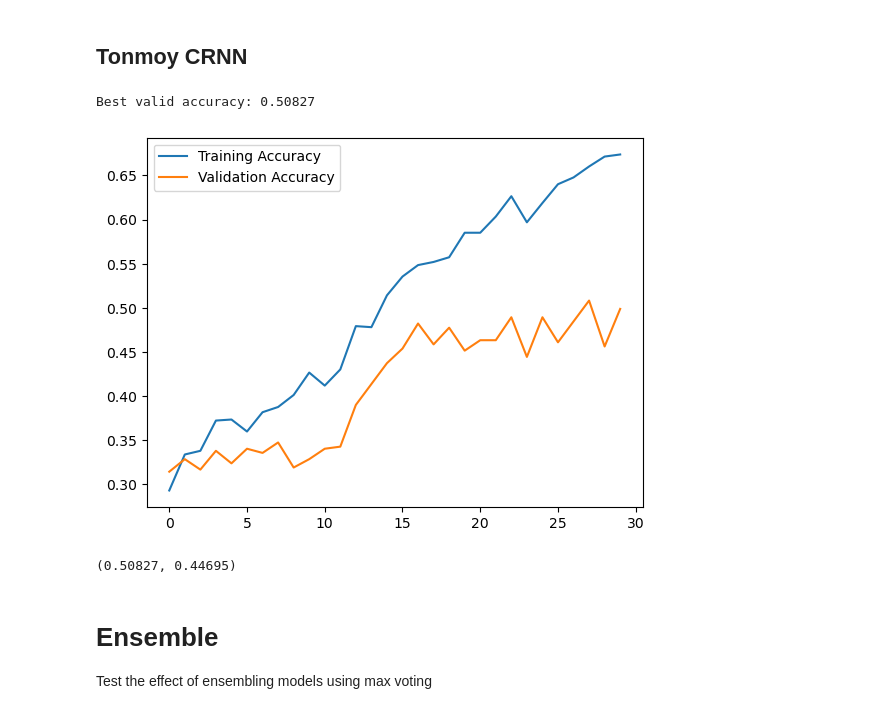
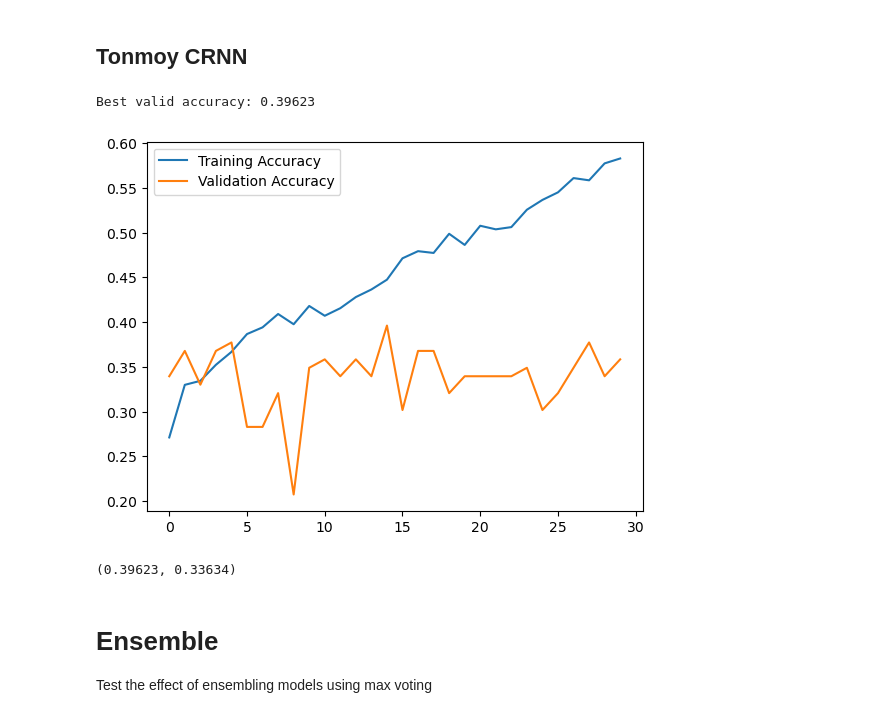
Before and after one commit to TurnerKaminski/ECE147-Final-Project, a Jupyter notebook: main.ipynb, the cells around one changed output. Drawn from its saved outputs; the diff is of its cells as text; code cells hidden in the pictures.

```diff
--- a/main.ipynb
+++ b/main.ipynb
@@ -352,20 +353,20 @@ Best valid accuracy: 0.2766
 # %%
 num_epochs=30
 
 tonmoy_all = HybridCNNLSTM().to(device)
-valid_acc, trains, valids = fit(tonmoy_all, X_train_valid, y_train_valid, device, epochs=num_epochs)
+valid_acc, trains, valids = fit(tonmoy_all, X_train_valid, y_train_valid, device, epochs=num_epochs, valid_size=.05)
 plt.figure()
 plt.plot(range(num_epochs), trains)
 plt.plot(range(num_epochs), valids)
 plt.legend(['Training Accuracy', 'Validation Accuracy'])
 plt.show()
 test_acc, _ = evaluate(tonmoy_all, test_dataloader_full, device)
 
 valid_acc, test_acc
 # %% [output]
-Best valid accuracy: 0.50827
+Best valid accuracy: 0.39623
-[figure, old version]
+[figure, new version]
-(0.50827, 0.44695)
+(0.39623, 0.33634)
 # %% [markdown]
 # Ensemble
 
```
Also changed, not shown: parts of 3 cells of this notebook, 2 other files.
